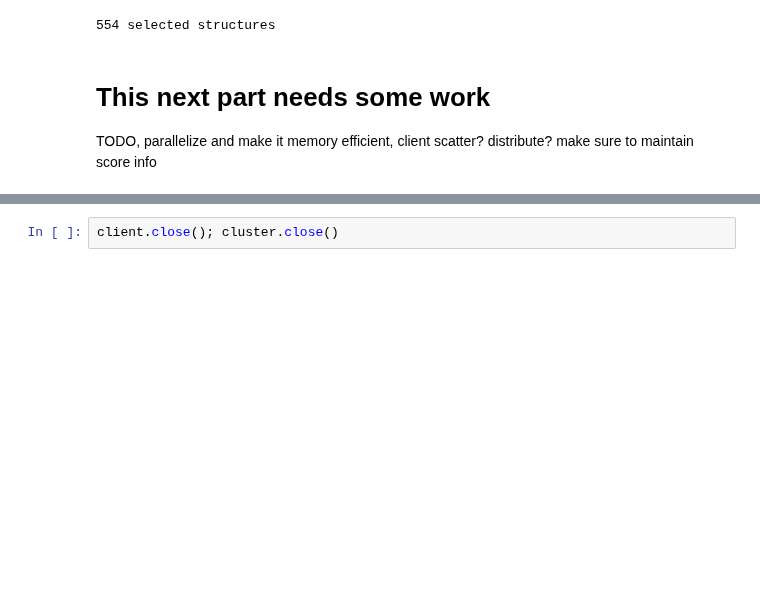
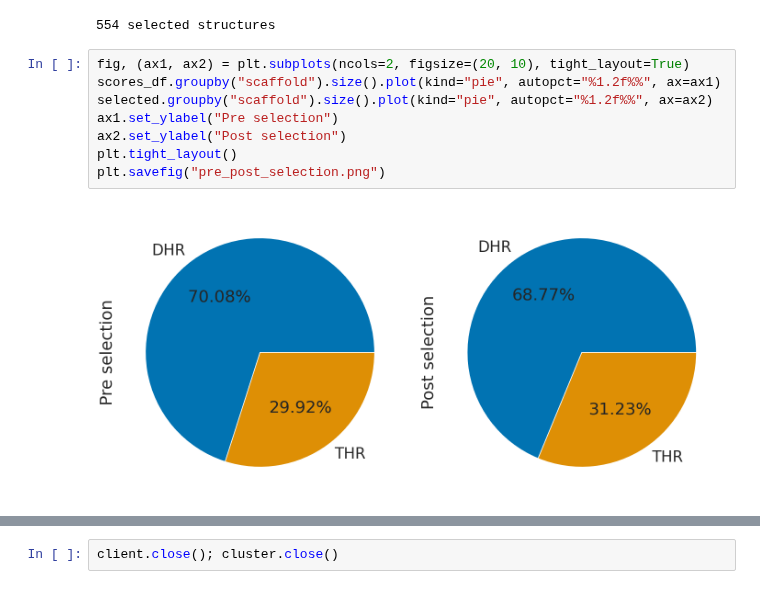
Before and after one commit to proleu/hinges, a Jupyter notebook: 01_make_states.ipynb, the cells around one changed output, grey strips where cells are left out. Drawn from its saved outputs; the diff is of its cells as text; blank space fills up the shorter version.

Commit message:
added some plots to 01, started custom wts in 02.

```diff
--- a/01_make_states.ipynb
+++ b/01_make_states.ipynb
@@ -484,7 +484,13 @@ selected = scores_df[scores_df["bb_clash"] < 20000]
 print(len(selected), "selected structures")
 # %% [output]
 554 selected structures
-# %% [markdown]
-# This next part needs some work
-TODO, parallelize and make it memory efficient, client scatter? distribute?
-make sure to maintain score info
+# %%
+fig, (ax1, ax2) = plt.subplots(ncols=2, figsize=(20, 10), tight_layout=True)
+scores_df.groupby("scaffold").size().plot(kind="pie", autopct="%1.2f%%", ax=ax1)
+selected.groupby("scaffold").size().plot(kind="pie", autopct="%1.2f%%", ax=ax2)
+ax1.set_ylabel("Pre selection")
+ax2.set_ylabel("Post selection")
+plt.tight_layout()
+plt.savefig("pre_post_selection.png")
+# %% [output]
+[figure, added]
```
Also changed, not shown: parts of 6 cells of this notebook, 1 other file.
